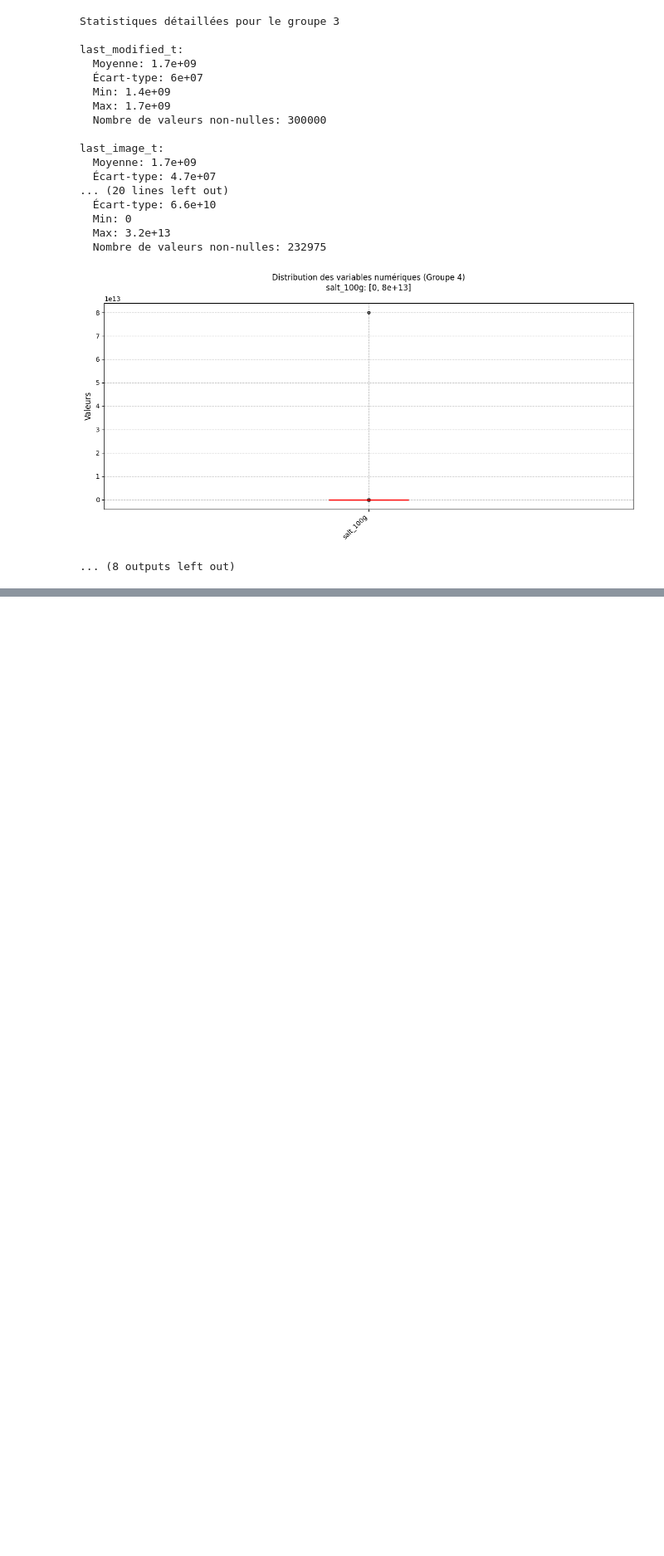
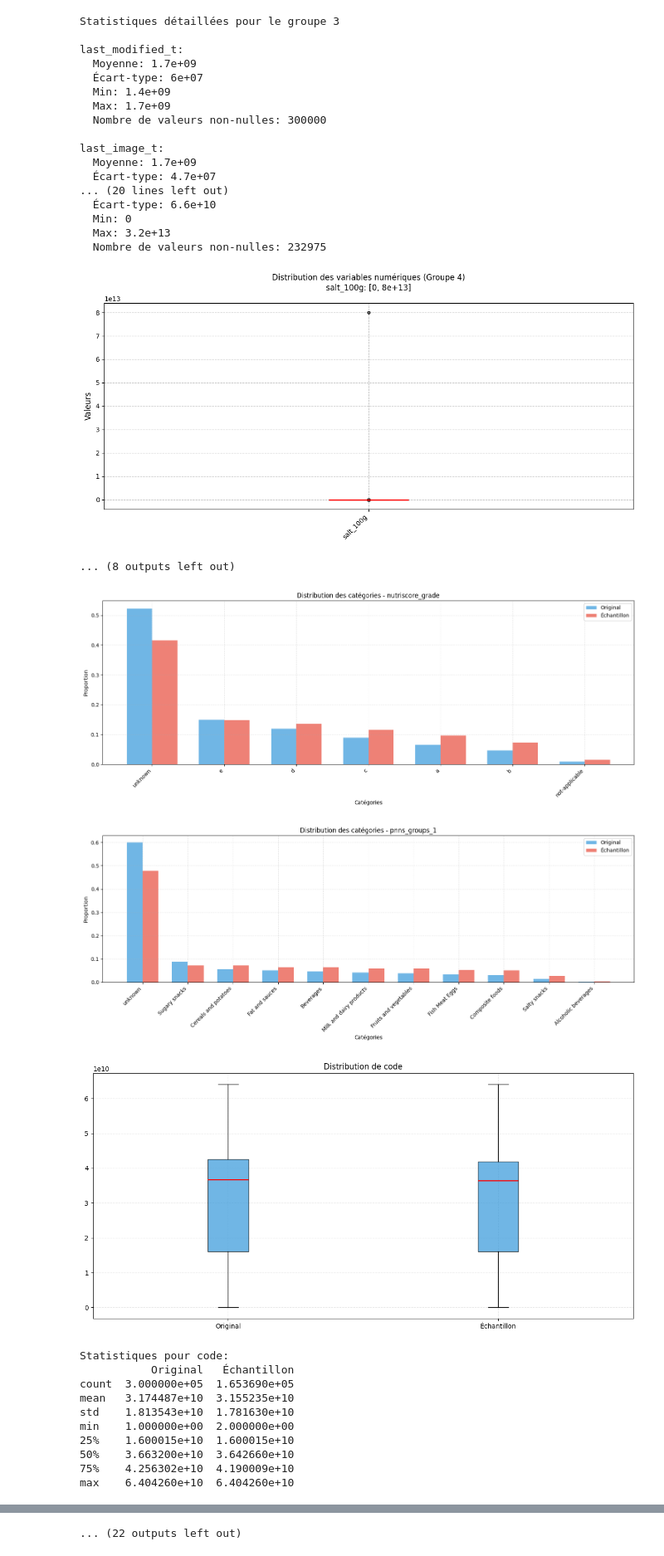
Before and after one commit to HerySon/teaching_ml_bis_2025, a Jupyter notebook: notebooks/Data_exploration_GMM.ipynb, the cells around one changed output, grey strips where cells are left out. Shown at 83% size. Drawn from its saved outputs; the diff is of its cells as text; code cells hidden in the pictures; blank space fills up the shorter version.

```diff
--- a/notebooks/Data_exploration_GMM.ipynb
+++ b/notebooks/Data_exploration_GMM.ipynb
@@ -263,3 +264,28 @@ last_image_t:
   Nombre de valeurs non-nulles: 232975
 [figure]
 ... (8 outputs left out)
+# %%
+# Sélection d'un échantillon représentatif (30% des données par défaut)
+sampled_df, sampling_info = select_representative_sample(
+    df,
+    sample_size=0.3,  # 30% des données
+    stratify_columns=['nutriscore_grade', 'pnns_groups_1'],  # Colonnes pour la stratification
+    balance_rare_categories=True,  # Suréchantillonnage des catégories rares
+    min_category_size=100  # Taille minimale pour chaque catégorie
+)
+# Visualisation des résultats
+plot_sampling_results(df, sampled_df, sampling_info)
+# %% [output]
+[figure, added]
+[figure, added]
+[figure, added]
+Statistiques pour code:
+           Original   Échantillon
+count  3.000000e+05  1.653690e+05
+mean   3.174487e+10  3.155235e+10
+std    1.813543e+10  1.781630e+10
+min    1.000000e+00  2.000000e+00
+25%    1.600015e+10  1.600015e+10
+50%    3.663200e+10  3.642660e+10
+75%    4.256302e+10  4.190009e+10
+max    6.404260e+10  6.404260e+10
@@ -265,0 +336 @@ last_image_t:
+... (22 outputs left out)
```
Also changed, not shown: parts of 2 cells of this notebook, 3 other files.
